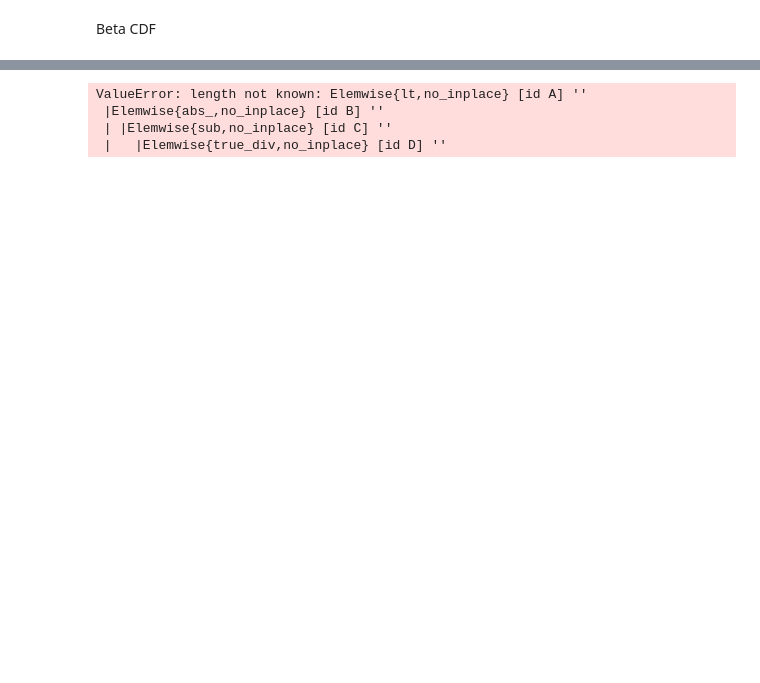
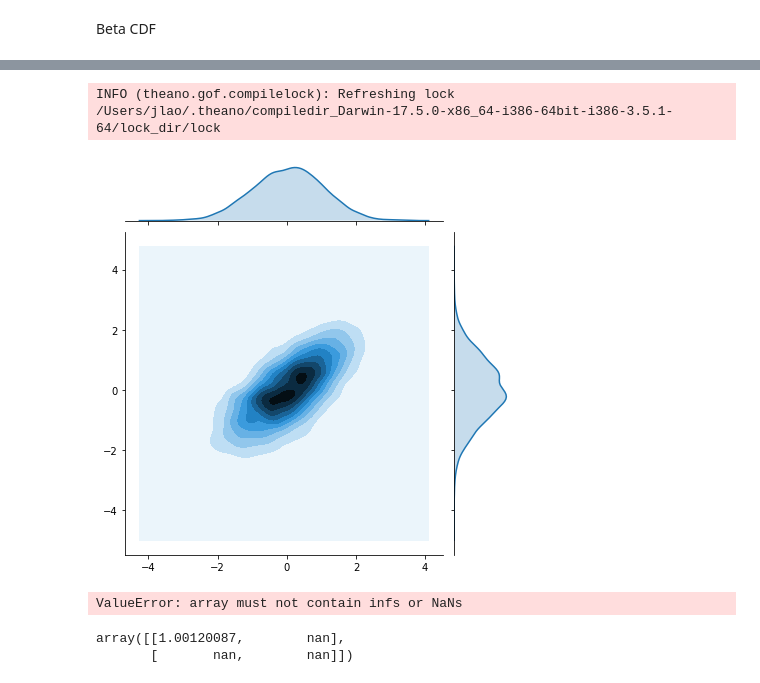
Before and after one commit to junpenglao/Planet_Sakaar_Data_Science, a Jupyter notebook: Miscellaneous/vector_transformation.ipynb, the cells around one changed output, grey strips where cells are left out. Cells and saved outputs as stored; diff of their text form; code cells hidden in the pictures; blank space fills up the shorter version.

```diff
--- a/Miscellaneous/vector_transformation.ipynb
+++ b/Miscellaneous/vector_transformation.ipynb
@@ -147,6 +145,7 @@ AttributeError: module 'theano.tensor' has no attribute 'betaln'
 # %%
 max_iter=200
-value, a, b = x_trans[:, 1], 10., 2.
+value_, a, b = x_trans[:, 1], 10., 2.
+value = theano.shared(np.reshape(value_, (1,len(value_))))
 
 EPS = 3.0e-7
 qab = a + b
@@ -171,10 +170,13 @@ def _step(i, az, bm, am, bz):
     bm = bp / bpp
     az = app / bpp
 
-    bz = tt.constant(1.0, dtype='float64')
+    bz = tt.ones_like(bz)
 
-    return (az, bm, am, bz), until(all(abs(az - aold) < (EPS * abs(az))))
+    return (az, bm, am, bz), until(tt.sum(tt.lt(tt.abs_(az - aold), (EPS * tt.abs_(az)))))
 
 (az, bm, am, bz), _ = theano.scan(_step,
             sequences=[tt.arange(1, max_iter)],
-            outputs_info=[1., 1., 1., 1. - qab * value / qap])
+            outputs_info=[tt.ones_like(value),
+                          tt.ones_like(value),
+                          tt.ones_like(value),
+                          1. - qab * value / qap])
@@ -186,16 +183,14 @@ ValueError: length not known: Elemwise{lt,no_inplace} [id A] ''
 # %%
-from theano.scan_module import until
-
-
-def cont_fraction_beta(value, a, b, max_iter=200):
+def cont_fraction_beta(value_, a, b, max_iter=500):
     '''Evaluates the continued fraction form of the incomplete Beta function.
     Derived from implementation by Ali Shoaib (https://goo.gl/HxjIJx).
     '''
 
-    EPS = 3.0e-7
+    EPS = 1.0e-20
     qab = a + b
     qap = a + 1.0
     qam = a - 1.0
+    value = theano.shared(value_)
 
     def _step(i, az, bm, am, bz):
 
@@ -215,13 +210,16 @@ def cont_fraction_beta(value, a, b, max_iter=200):
         bm = bp / bpp
         az = app / bpp
 
-        bz = tt.constant(1.0, dtype='float64')
+        bz = tt.ones_like(bz)
 
-        return (az, bm, am, bz), until(all(abs(az - aold) < (EPS * abs(az))))
+        return (az, bm, am, bz), until(tt.sum(tt.lt(tt.abs_(az - aold), (EPS * tt.abs_(az)))))
 
     (az, bm, am, bz), _ = theano.scan(_step,
                 sequences=[tt.arange(1, max_iter)],
-                outputs_info=[1., 1., 1., 1. - qab * value / qap])
+                outputs_info=[tt.ones_like(value),
+                              tt.ones_like(value),
+                              tt.ones_like(value),
+                              1. - qab * value / qap])
 
     return az[-1]
 
@@ -241,12 +264,14 @@ def normal_ppf(value):
 # %%
-x_ = normal_ppf([gumbel_cdf(x_trans[:, 0], 0., 1.),
-                 beta_cdf(x_trans[:, 1], 10., 2.)]).eval()
-# sns.jointplot(x_[:, 0], x_[:, 1], kind='kde', stat_func=None);
+tr_func = normal_ppf(
+    tt.stack([gumbel_cdf(x_trans[:, 0], 0., 1.),
+              beta_cdf(x_trans[:, 1], 10., 2.)]).T
+)
+functmp = theano.function([], tr_func)
+x_ = functmp()
+sns.jointplot(x_[:, 0], x_[:, 1], kind='kde', stat_func=None);
 # %% [output]
-ValueError: length not known: Elemwise{lt,no_inplace} [id A] ''
- |Elemwise{abs_,no_inplace} [id B] ''
- | |Elemwise{sub,no_inplace} [id C] ''
- |   |Elemwise{true_div,no_inplace} [id D] ''
+INFO (theano.gof.compilelock): Refreshing lock /Users/jlao/.theano/compiledir_Darwin-17.5.0-x86_64-i386-64bit-i386-3.5.1-64/lock_dir/lock
+[figure, added]
 # %%
 with pm.Model() as model:
     # r∼Uniform(−1,1)
@@ -255,13 +280,23 @@ with pm.Model() as model:
     cov = pm.Deterministic('cov',
                            tt.stacklists([[1., r],
                                           [r, 1.]]))
-    a = pm.HalfNormal('alpha', 5.)
-    b = pm.HalfNormal('beta', 2.5)
-    loc = pm.Normal('loc', 0., 5.)
-    scale = pm.HalfNormal('scale', 2.5)
+    a = pm.HalfNormal('alpha', 5., testval=10.)
+    b = pm.HalfNormal('beta', 2.5, testval=2.)
+    loc = pm.Normal('loc', 0., 5., testval=0.)
+    scale = pm.HalfNormal('scale', 2.5, testval=1.)
 
-    inverse_val = tt.stack(normal_ppf(gumbel_cdf(x)))
-    pm.MvNormal('obs', np.zeros(2), cov=cov, observed=)
+    tr_func = normal_ppf(
+        tt.stack([gumbel_cdf(x_trans[:, 0], loc, scale),
+                  beta_cdf(x_trans[:, 1], a, b)]).T
+    )
+    pm.MvNormal('obs', np.zeros(2), cov=cov, observed=tr_func)
+# %% [output]
+ValueError: array must not contain infs or NaNs
+# %%
+np.cov(tr_func.tag.test_value.T)
+# %% [output]
+array([[1.00120087,        nan],
+       [       nan,        nan]])
 # %%
 def jacobian_det(f_inv, x):
     J, _ = theano.scan(lambda i, f, x: tt.grad(f[i], x),
```
Also changed, not shown: parts of 12 cells of this notebook.
